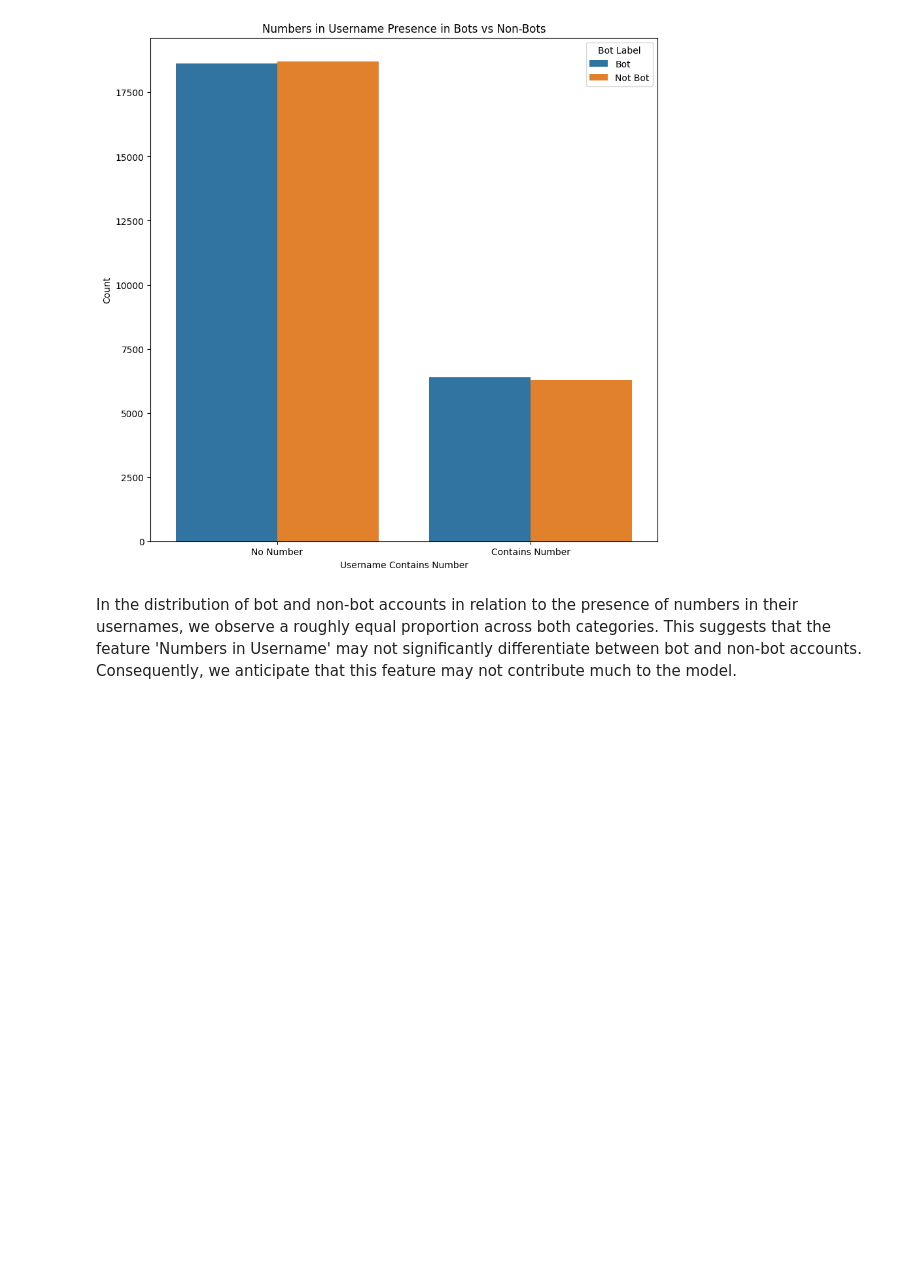
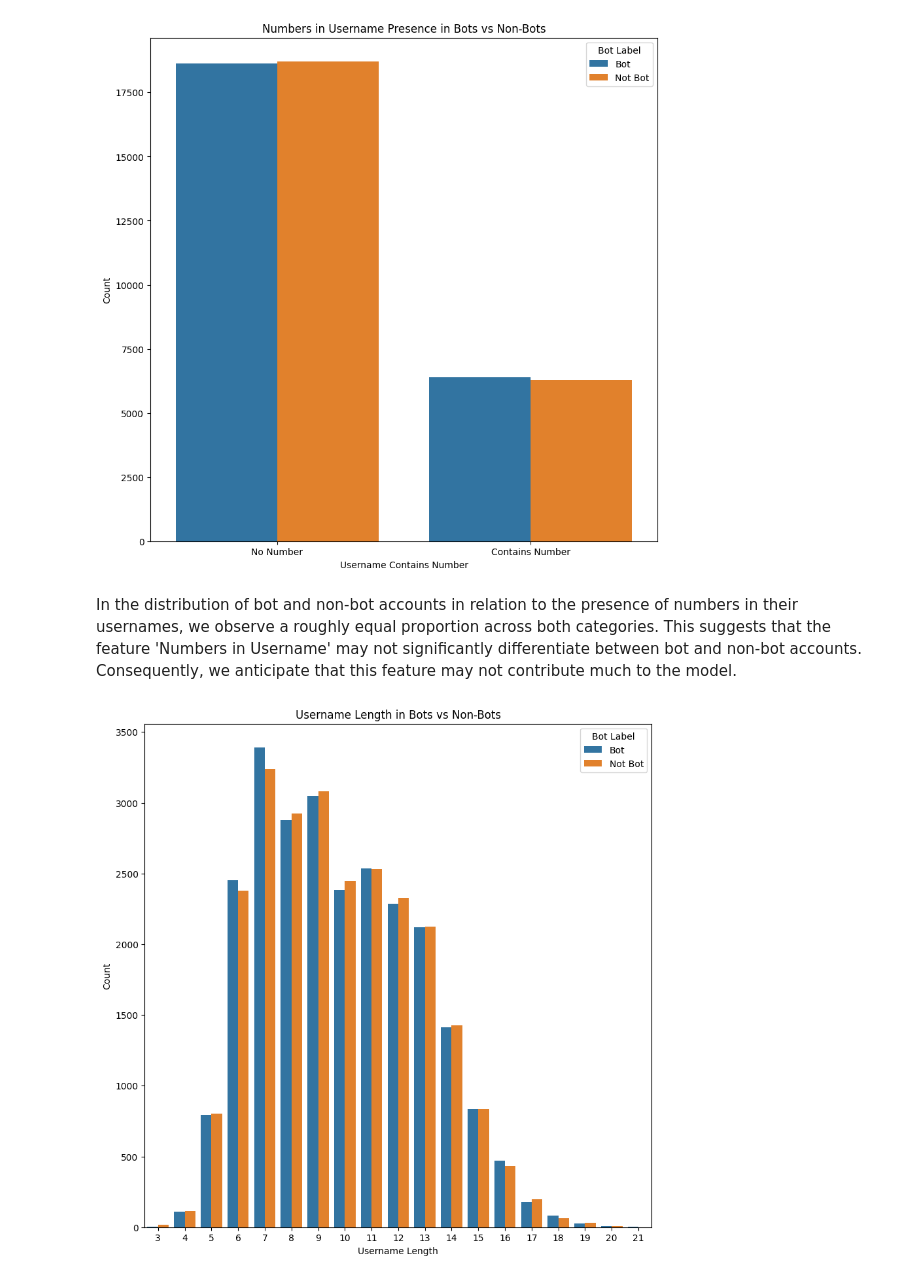
Before and after one commit to Luciano-C/Twitter-Bot-Detection-Neural-Network, a Jupyter notebook: twitter_bot_detection.ipynb, the cells around one changed output. Saved outputs shown, nothing was run; the diff lists cells and outputs as text; code cells hidden in the pictures; blank space fills up the shorter version.

Commit message:
Exploratory analysis, data preprocessing and first iteration of neural network

```diff
--- a/twitter_bot_detection.ipynb
+++ b/twitter_bot_detection.ipynb
@@ -132,3 +155,9 @@ twitter_data.head()
 # %% [markdown]
 ## Exploratory Analysis
+# %%
+# Create a temporary DataFrame for visualization
+df_temp = twitter_data.copy()
+df_temp['Numbers in Username'] = df_temp['Numbers in Username'].map({True: 'Contains Number', False: 'No Number'})
+df_temp['Verified'] = df_temp['Verified'].map({True: 'Verified', False: 'Not Verified'})
+df_temp['Bot Label'] = df_temp['Bot Label'].map({1: 'Bot', 0: 'Not Bot'})
 # %%
@@ -147,3 +172,13 @@ plt.show()
 [figure]
 # %% [markdown]
 In the distribution of bot and non-bot accounts in relation to the presence of numbers in their usernames, we observe a roughly equal proportion across both categories. This suggests that the feature 'Numbers in Username' may not significantly differentiate between bot and non-bot accounts. Consequently, we anticipate that this feature may not contribute much to the model.
+# %%
+# Count plot for username length
+plt.figure(figsize=(10, 10))
+sns.countplot(x='Username Length', hue='Bot Label', data=df_temp)
+plt.title('Username Length in Bots vs Non-Bots')
+plt.xlabel('Username Length')
+plt.ylabel('Count')
+plt.show()
+# %% [output]
+[figure, added]
```
Also changed, not shown: parts of 36 cells of this notebook.
